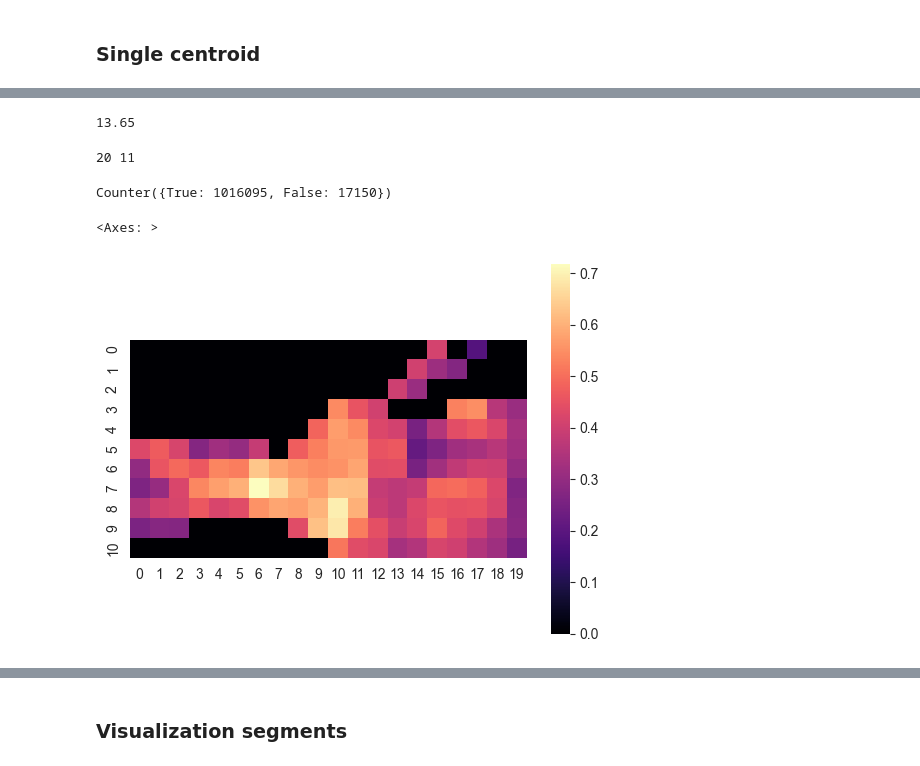
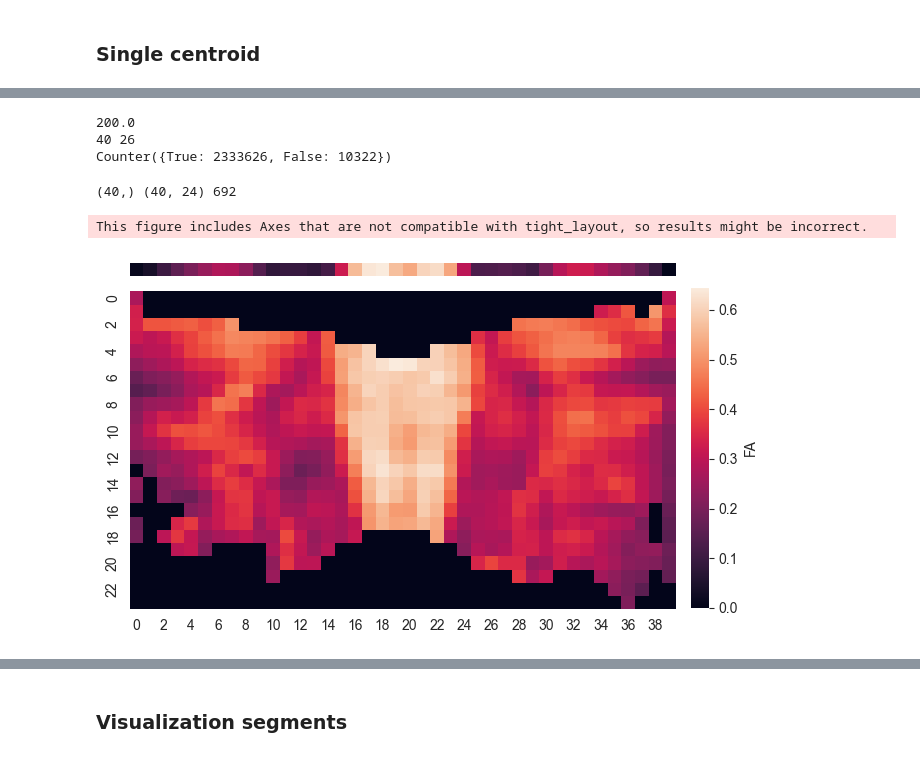
Before and after one commit to wendyfyx/SPECTRA, a Jupyter notebook: notebooks/param.ipynb, the cells around one changed output, grey strips where cells are left out. Cells and saved outputs as stored; diff of their text form; code cells hidden in the pictures.

Commit message:
Added 1D and 2D parametrization with visualization

```diff
--- a/notebooks/param.ipynb
+++ b/notebooks/param.ipynb
@@ -40,7 +40,7 @@ def load_subj_fa(subj):
     fa, affine = load_nifti(fa_fpath)
     return fa, affine
 # %%
-bundle_name = "CPT_P_L"
+bundle_name = "CC_Body_Pre"
 atlas_bundle = load_atlas_bundle(bundle_name)
 print(len(atlas_bundle))
 # %% [output]
@@ -174,5 +174,5 @@ r_vecs_all, centroids = parametrize_bundle_signed_multi(subj_bundle, atlas_bundl
 # %% [markdown]
 ### Single centroid
 # %%
-s_index_atlas, r_index_atlas, centroid, u_vecs, r_edges = get_grid_from_atlas(atlas_bundle, s_len=6, r_len=6)
+s_index_atlas, r_index_atlas, centroid, u_vecs, r_edges = get_grid_from_atlas(atlas_bundle, s_len=3, r_len=3)
 # %% [output]
@@ -180,12 +180,8 @@ s_index_atlas, r_index_atlas, centroid, u_vecs, r_edges = get_grid_from_atlas(at
 # %%
-s_index, r_index, valid_mask = parametrize_bundle(rec_bundle, centroid, u_vecs, r_edges)
+s_index, r_index, s_dist, valid_mask, counts = parametrize_bundle(rec_bundle, centroid, u_vecs, r_edges)
+print(len(np.unique(s_index)), len(np.unique(r_index)))
+print(Counter(valid_mask))
 # %% [output]
-13.65
+200.0
+40 26
+Counter({True: 2333626, False: 10322})
-# %%
-print(len(np.unique(s_index)), len(np.unique(r_index)))
-# %% [output]
-20 11
-# %%
-print(Counter(valid_mask))
-# %% [output]
-Counter({True: 1016095, False: 17150})
@@ -194,5 +188,30 @@ fa_grid, count_grid = grid_profile(org_bundle, s_index, r_index, valid_mask, fa,
-# %%
-sns.heatmap(fa_grid.T, square=True, cmap='magma')
-# %% [output]
-<Axes: >
-[figure, removed]
+# %%
+fa_profile = buan_profile(org_bundle, s_index, s_dist, fa, affine)
+fa_grid = grid_profile(org_bundle, s_index, r_index, valid_mask, fa, affine)
+print(fa_profile.shape, fa_grid.shape, np.count_nonzero(fa_grid))
+# %% [output]
+(40,) (40, 24) 692
+# %%
+vmin = min(fa_profile.min(), fa_grid.min())
+vmax = max(fa_profile.max(), fa_grid.max())
+
+fig, axes = plt.subplots(
+    figsize=(6, 4),
+    nrows=2, ncols=1, sharex=True,
+    gridspec_kw={'height_ratios': [1, fa_grid.shape[1]]}
+)
+cbar_ax = fig.add_axes([1.0, .1, .03, .8])
+
+sns.heatmap(fa_profile.reshape(1, -1),
+            ax=axes[0],
+            cbar=False, )
+hm=sns.heatmap(fa_grid.T,
+            ax=axes[1],
+            cbar=True, cbar_ax=cbar_ax,
+            cbar_kws={'label': 'FA'})
+
+plt.tight_layout()
+plt.show()
+# %% [output]
+This figure includes Axes that are not compatible with tight_layout, so results might be incorrect.
+[figure, added]
```
Also changed, not shown: parts of 7 cells of this notebook, 2 other files.
